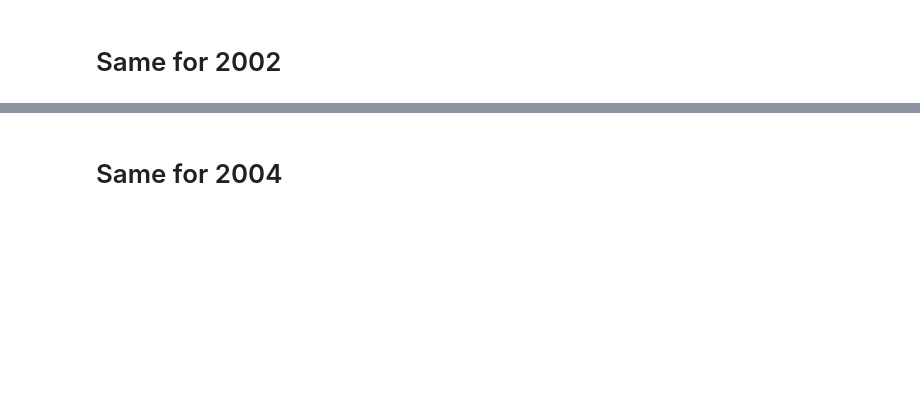
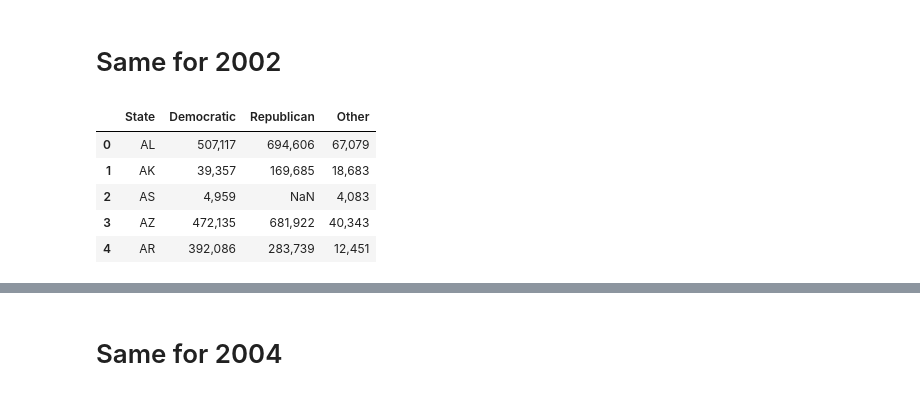
Before and after one commit to arhunt/elections_vs_bkgr_checks, a Jupyter notebook: Cleanup/house_data_cleanup.ipynb, the cells around one changed output, grey strips where cells are left out. Cells and saved outputs as stored; diff of their text form; code cells hidden in the pictures; blank space fills up the shorter version.

```diff
--- a/Cleanup/house_data_cleanup.ipynb
+++ b/Cleanup/house_data_cleanup.ipynb
@@ -56,8 +107,15 @@ h2000.head()
 # %% [markdown]
 # Same for 2002
 # %%
-h2002 = pd.read_csv("Datasets/2002H.csv")
+h2002 = pd.read_csv("../Datasets/2002H.csv")
 h2002.head()
+# %% [output]
+|  | State | Democratic | Republican | Other |
+| 0 | AL | 507,117 | 694,606 | 67,079 |
+| 1 | AK | 39,357 | 169,685 | 18,683 |
+| 2 | AS | 4,959 | NaN | 4,083 |
+| 3 | AZ | 472,135 | 681,922 | 40,343 |
+| 4 | AR | 392,086 | 283,739 | 12,451 |
 # %%
 h2002 = h2002.rename(columns={"STATE":"State",
                               "Republican General":"Republican",
```
Also changed, not shown: parts of 89 cells of this notebook, 19 other files.
